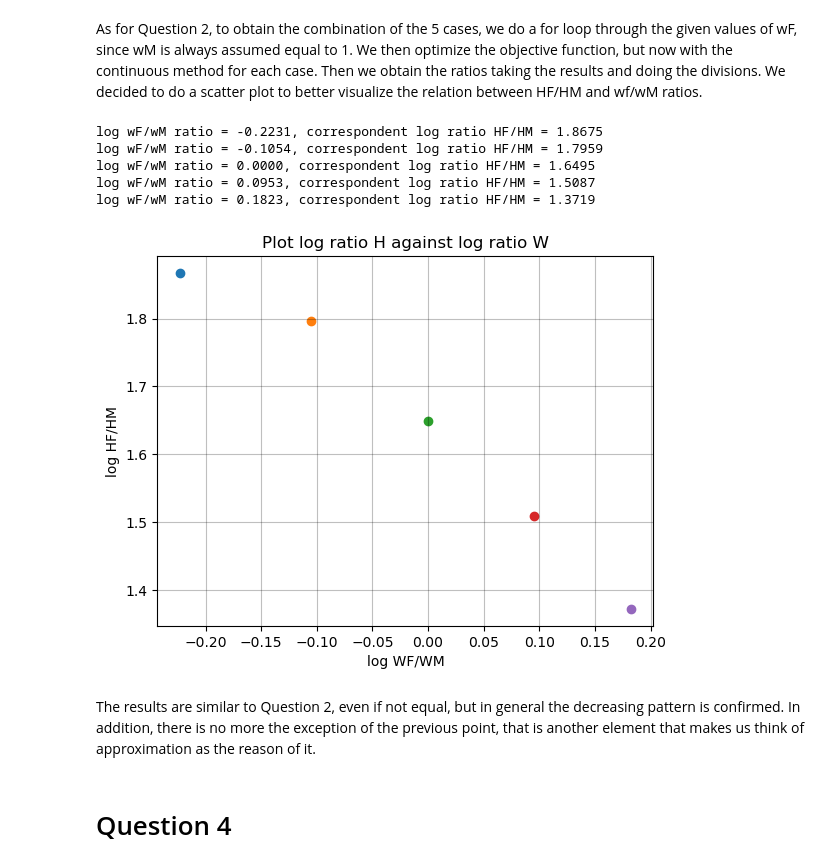
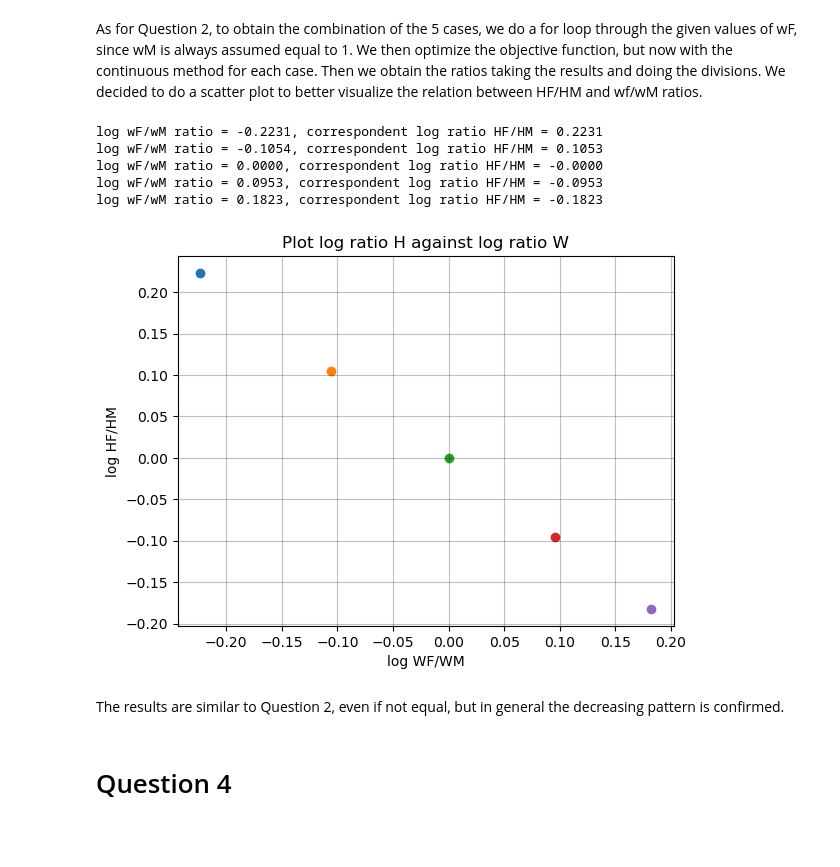
Before and after one commit to NumEconCopenhagen/projects-2023-virginia-rebecca, a Jupyter notebook: inauguralproject/inauguralproject.ipynb, the cells around one changed output. Saved outputs shown, nothing was run; the diff lists cells and outputs as text; code cells hidden in the pictures; blank space fills up the shorter version.

```diff
--- a/inauguralproject/inauguralproject.ipynb
+++ b/inauguralproject/inauguralproject.ipynb
@@ -80,6 +79,8 @@ Since alpha is the parameter for women productivity in home labour and sigma is
 # %% [markdown]
 To obtain the combination of the 5 cases, we do a for loop through the given values of wF, since wM is always assumed equal to 1. We then optimize the objective function with the discrete method for each case. Then we obtain the ratios taking the results and doing the divisions. We decided to do a scatter plot to better visualize the relation between HF/HM and wf/wM ratios.
 # %%
+model2 = HouseholdSpecializationModelClass()
+
 # Create the figure
 
 fig, ax = plt.subplots()
@@ -88,17 +89,17 @@ fig, ax = plt.subplots()
 for wF in [0.8, 0.9, 1, 1.1, 1.2]:
 
   # Set the parameter wF in the class to the corrispondent value of the loop
-  model.par.wF = wF
+  model2.par.wF = wF
 
   # Solve the model discretely
-  results_discrete2= model.solve_discrete()
+  results_discrete2= model2.solve_discrete()
 
   # Calculate the log of HF/HM ratio
   ratioH_discrete2=np.log(results_discrete2.HF/results_discrete2.HM)
 
 
   # Calculate the log of wF/wM ratio
-  ratioW=np.log(wF/model.par.wM)
+  ratioW=np.log(wF/model2.par.wM)
 
 
   # Print results
@@ -123,45 +124,44 @@ From the graph we can notice that as the ratio between women’s salary and men
 # %% [markdown]
 As for Question 2, to obtain the combination of the 5 cases, we do a for loop through the given values of wF, since wM is always assumed equal to 1. We then optimize the objective function, but now with the continuous method for each case. Then we obtain the ratios taking the results and doing the divisions. We decided to do a scatter plot to better visualize the relation between HF/HM and wf/wM ratios.
 # %%
-# Import the module to use the minimize function
-from scipy import optimize
+model3 = HouseholdSpecializationModelClass()
 
 # Create the figure
 fig, ax = plt.subplots()
 
 # Loop through the values of given wF
 for wF in [0.8, 0.9, 1, 1.1, 1.2]:
 
   # Set the parameter wF in the class to the corrispondent value of the loop
-  model.par.wF = wF
+  model3.par.wF = wF
 
   # Solve the model continuoisly calling the method solve from the class
-  results_cont= model.solve()
+  results_cont= model3.solve()
 
   # Calculate the log of HF/HM ratio
   ratioH_cont=np.log(results_cont.HF/results_cont.HM)
 
 
   # Calculate the log of wF/wM ratio
-  ratioW_cont=np.log(wF/model.par.wM)
+  ratioW_cont=np.log(wF/model3.par.wM)
 
   # Print results
   print(f'log wF/wM ratio = {ratioW_cont:.4f}, correspondent log ratio HF/HM = {ratioH_cont:.4f}')
 
   # Create the scatter plot
   ax.scatter(ratioW_cont, ratioH_cont)
   ax.set_title('Plot log ratio H against log ratio W')
   ax.set_xlabel('log WF/WM')
   ax.set_ylabel('log HF/HM');
 # %% [output]
-log wF/wM ratio = -0.2231, correspondent log ratio HF/HM = 1.8675
-log wF/wM ratio = -0.1054, correspondent log ratio HF/HM = 1.7959
-log wF/wM ratio = 0.0000, correspondent log ratio HF/HM = 1.6495
-log wF/wM ratio = 0.0953, correspondent log ratio HF/HM = 1.5087
-log wF/wM ratio = 0.1823, correspondent log ratio HF/HM = 1.3719
+log wF/wM ratio = -0.2231, correspondent log ratio HF/HM = 0.2231
+log wF/wM ratio = -0.1054, correspondent log ratio HF/HM = 0.1053
+log wF/wM ratio = 0.0000, correspondent log ratio HF/HM = -0.0000
+log wF/wM ratio = 0.0953, correspondent log ratio HF/HM = -0.0953
+log wF/wM ratio = 0.1823, correspondent log ratio HF/HM = -0.1823
-[figure, old version]
+[figure, new version]
 # %% [markdown]
-The results are similar to Question 2, even if not equal, but in general the decreasing pattern is confirmed. In addition, there is no more the exception of the previous point, that is another element that makes us think of approximation as the reason of it.
+The results are similar to Question 2, even if not equal, but in general the decreasing pattern is confirmed.
 # %% [markdown]
 # Question 4
 # %% [markdown]
```
Also changed, not shown: parts of 10 cells of this notebook, 3 other files.
